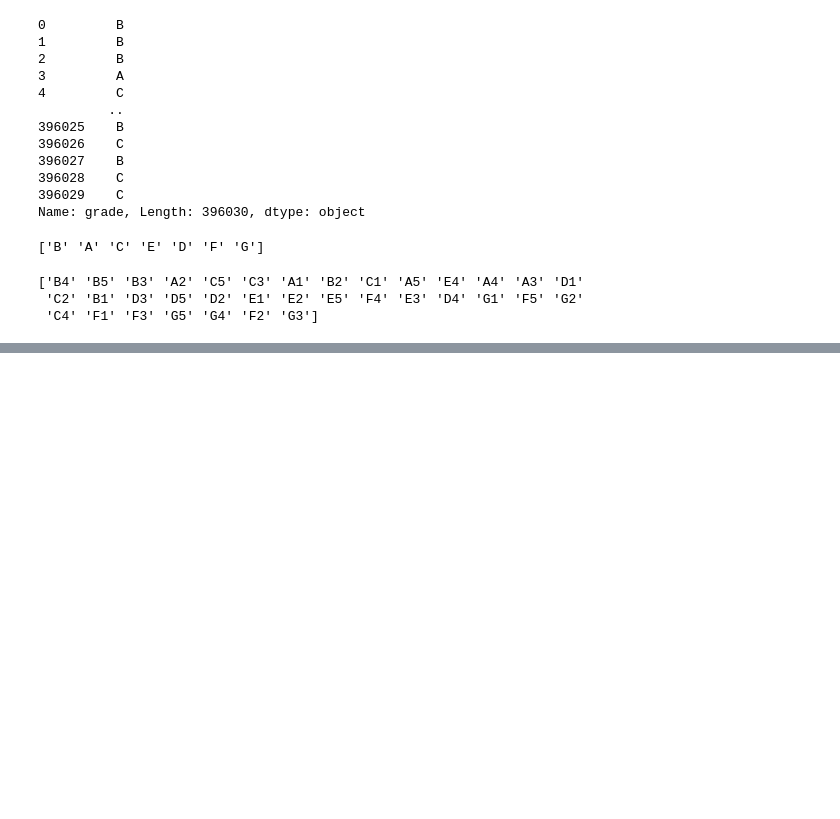
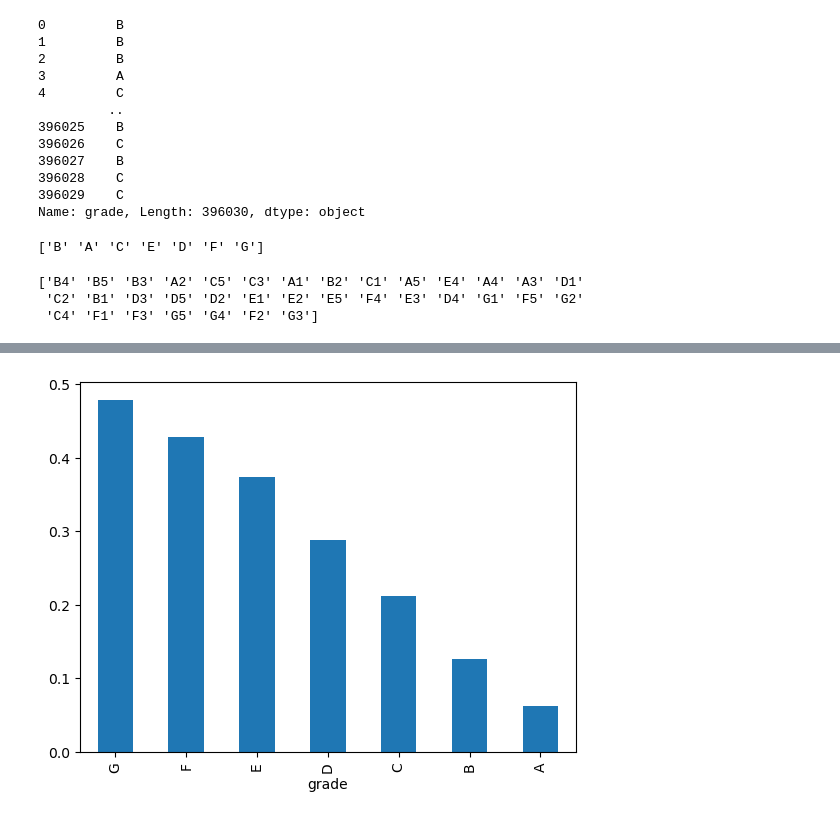
Before and after one commit to akhtarshaarifML/My-ML-Projects, a Jupyter notebook: Keras-Borrower-Classification-Project.ipynb, the cells around one changed output, grey strips where cells are left out. Saved outputs shown, nothing was run; the diff lists cells and outputs as text; code cells hidden in the pictures; blank space fills up the shorter version.

```diff
--- a/Keras-Borrower-Classification-Project.ipynb
+++ b/Keras-Borrower-Classification-Project.ipynb
@@ -344,0 +327,7 @@ print(df['sub_grade'].unique())
+# %%
+df.groupby('grade')['loan_status'].value_counts(normalize = True).unstack()['Charged Off'].sort_values(ascending=False).plot(kind='bar')
+plt.show()
+
+#worse grades are Grade G and Grade F
+# %% [output]
+[figure, added]
```
Also changed, not shown: parts of 204 cells of this notebook.
